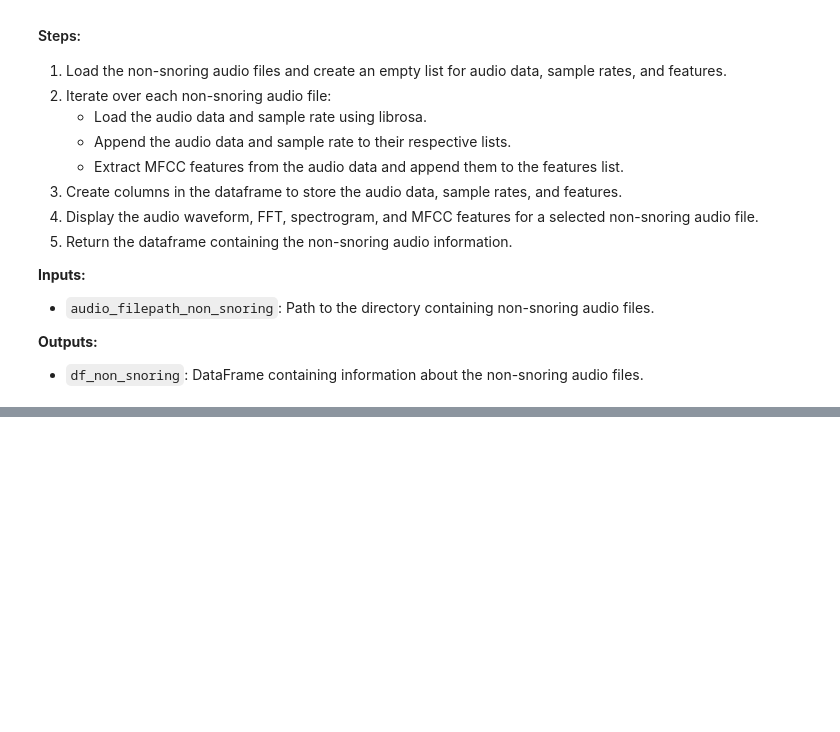
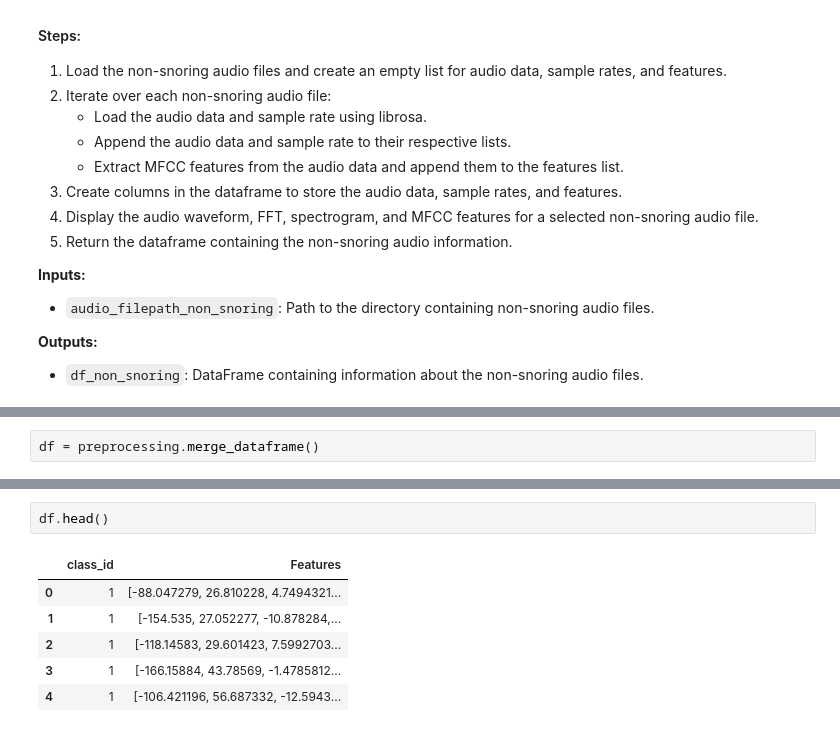
Before and after one commit to Ayikanying-ux/sleepiz_sleep_analysis, a Jupyter notebook: notebooks/preprocessing.ipynb, the cells around one changed output, grey strips where cells are left out. Drawn from its saved outputs; the diff is of its cells as text; blank space fills up the shorter version.

```diff
--- a/notebooks/preprocessing.ipynb
+++ b/notebooks/preprocessing.ipynb
@@ -260,0 +308,2 @@ preprocessing.process_non_snoring()
+# %%
+df = preprocessing.merge_dataframe()
@@ -260,0 +322,9 @@ preprocessing.process_non_snoring()
+# %%
+df.head()
+# %% [output]
+|  | class_id | Features |
+| 0 | 1 | [-88.047279, 26.810228, 4.7494321... |
+| 1 | 1 | [-154.535, 27.052277, -10.878284,... |
+| 2 | 1 | [-118.14583, 29.601423, 7.5992703... |
+| 3 | 1 | [-166.15884, 43.78569, -1.4785812... |
+| 4 | 1 | [-106.421196, 56.687332, -12.5943... |
```
Also changed, not shown: parts of 7 cells of this notebook.
